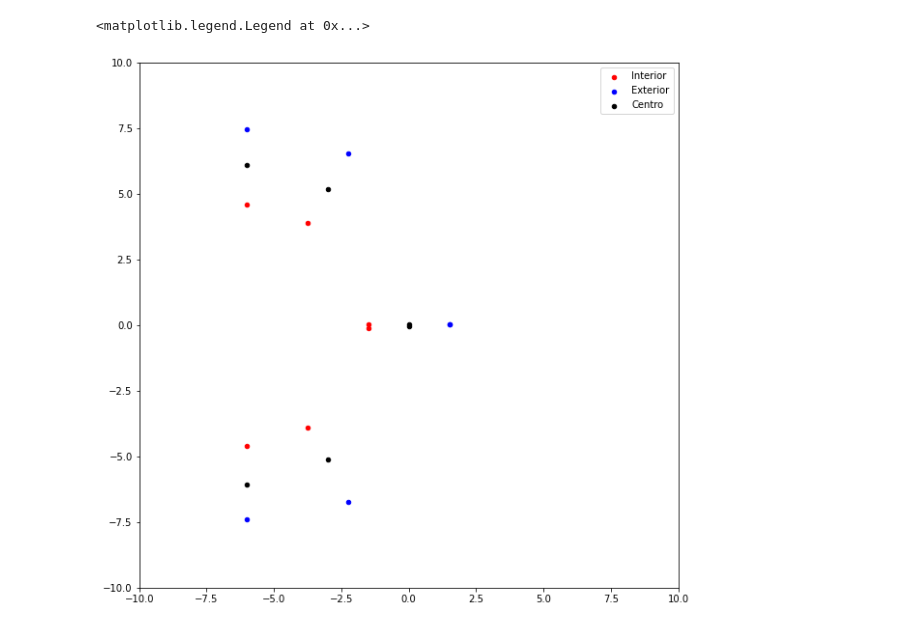
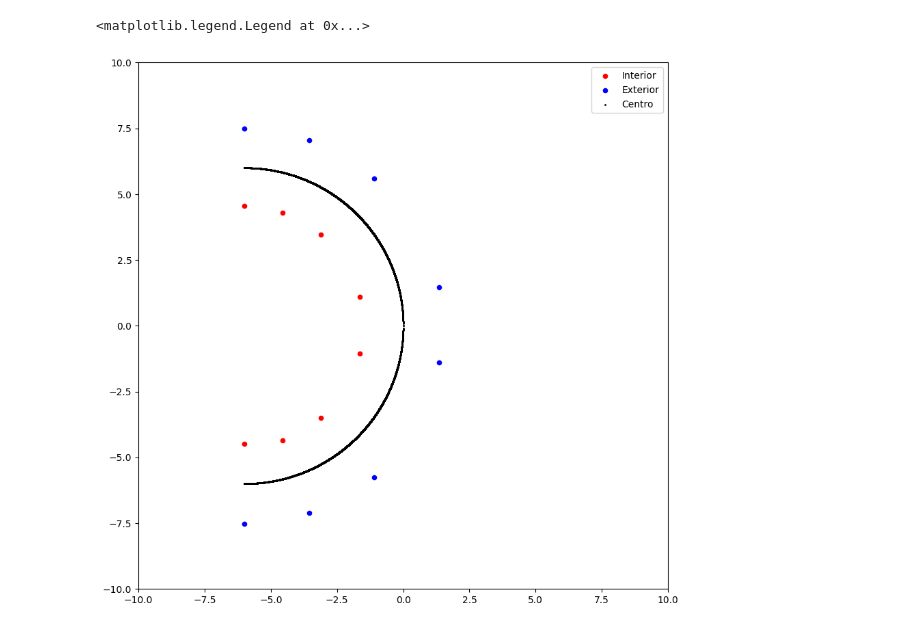
Before and after one commit to FSBDriverless/FS-AI, a Jupyter notebook: Planificación/Test Case Planificación.ipynb, the cells around one changed output. Drawn from its saved outputs; the diff is of its cells as text; code cells hidden in the pictures.

Commit message:
Test Case para la planificación del centro del carril, se testean una curba abierta, una cerrada y una recta, todas con ruido en los conos

```diff
--- a/Planificación/Test Case Planificación.ipynb
+++ b/Planificación/Test Case Planificación.ipynb
@@ -20,23 +236,24 @@ def circleConstM (x):
 # %%
 # Generate dummy dataset
 num = 8
-x_dummy_I = np.linspace(start=-26.5, stop=-1.5, num=num)
+x_dummy_I = np.linspace(start=-26.5, stop=-1.65, num=num)
 x_dummy_I = np.concatenate((x_dummy_I, x_dummy_I[::-1]))
 
 num = 8
-x_dummy_E = np.linspace(start=-26.5, stop=1.5, num=num)
+x_dummy_E = np.linspace(start=-26.5, stop=1.35, num=num)
 x_dummy_E = np.concatenate((x_dummy_E, x_dummy_E[::-1]))
 
-num = 8
+num = 10000
 x_dummy_M = np.linspace(start=-26.5, stop=0, num=num)
 x_dummy_M = np.concatenate((x_dummy_M, x_dummy_M[::-1]))
 
+num=8
 # Calculate y-values based on dummy x-values
 y_dummy_I = np.zeros([num*2])
 for i in range(0,num):
     y_dummy_I[i], y_dummy_I[num*2-1-i] = circleConstI(x_dummy_I[i])
 # Add noise from a Gaussian distribution
-noise = 0.1*np.random.normal(size=y_dummy_I.size)
+noise = 0.05*np.random.normal(size=y_dummy_I.size)
 y_dummy_I = y_dummy_I + noise
 
 
@@ -45,17 +262,17 @@ y_dummy_E= np.zeros([num*2])
 for i in range(0,num):
     y_dummy_E[i], y_dummy_E[num*2-1-i] = circleConstE(x_dummy_E[i])
 # Add noise from a Gaussian distribution
-noise = 0.1*np.random.normal(size=y_dummy_E.size)
+noise = 0.05*np.random.normal(size=y_dummy_E.size)
 y_dummy_E = y_dummy_E + noise
 
-
+num=10000
 # Calculate y-values based on dummy x-values
 y_dummy_M= np.zeros([num*2])
 for i in range(0,num):
     y_dummy_M[i], y_dummy_M[num*2-1-i] = circleConstM(x_dummy_M[i])
 # Add noise from a Gaussian distribution
-noise = 0.1*np.random.normal(size=y_dummy_M.size)
-y_dummy_M = y_dummy_M + noise
+#noise = 0.1*np.random.normal(size=y_dummy_M.size)
+#y_dummy_M = y_dummy_M + noise
 
 
 # Plot the noisy exponential data
@@ -65,7 +282,7 @@ ax.set_xlim([-30,30])
 ax.set_ylim([-30,30])
 plt.scatter(x_dummy_I, y_dummy_I, s=20, label='Interior', color='red')
 plt.scatter(x_dummy_E, y_dummy_E, s=20, label='Exterior', color='blue')
-plt.scatter(x_dummy_M, y_dummy_M, s=20, label='Centro', color='black')
+plt.plot(x_dummy_M, y_dummy_M, label='Centro', color='black')
 plt.legend()
 # %% [output]
 <matplotlib.legend.Legend at 0x...>
@@ -81,54 +346,56 @@ def circleHorM (x):
     return math.sqrt(36-(x+6)**2), -math.sqrt(36-(x+6)**2)
 # %%
 # Generate dummy dataset
-num = 3
-x_dummy_I = np.linspace(start=-6, stop=-1.5, num=num)
+num = 4
+x_dummy_I = np.linspace(start=-6, stop=-1.65, num=num)
 x_dummy_I = np.concatenate((x_dummy_I, x_dummy_I[::-1]))
 
-num = 3
-x_dummy_E = np.linspace(start=-6, stop=1.5, num=num)
+num = 4
+x_dummy_E = np.linspace(start=-6, stop=1.35, num=num)
 x_dummy_E = np.concatenate((x_dummy_E, x_dummy_E[::-1]))
 
-num = 3
+num = 10000
 x_dummy_M = np.linspace(start=-6, stop=0, num=num)
 x_dummy_M = np.concatenate((x_dummy_M, x_dummy_M[::-1]))
 
+num=4
 # Calculate y-values based on dummy x-values
 y_dummy_I = np.zeros([num*2])
 for i in range(0,num):
     y_dummy_I[i], y_dummy_I[num*2-1-i] = circleHorI(x_dummy_I[i])
 # Add noise from a Gaussian distribution
-noise = 0.1*np.random.normal(size=y_dummy_I.size)
+noise = 0.05*np.random.normal(size=y_dummy_I.size)
 y_dummy_I = y_dummy_I + noise
 
 
 # Calculate y-values based on dummy x-values
 y_dummy_E= np.zeros([num*2])
 for i in range(0,num):
     y_dummy_E[i], y_dummy_E[num*2-1-i] = circleHorE(x_dummy_E[i])
 # Add noise from a Gaussian distribution
-noise = 0.1*np.random.normal(size=y_dummy_E.size)
+noise = 0.05*np.random.normal(size=y_dummy_E.size)
 y_dummy_E = y_dummy_E + noise
 
-
+num=10000
 # Calculate y-values based on dummy x-values
 y_dummy_M= np.zeros([num*2])
 for i in range(0,num):
     y_dummy_M[i], y_dummy_M[num*2-1-i] = circleHorM(x_dummy_M[i])
 # Add noise from a Gaussian distribution
-noise = 0.1*np.random.normal(size=y_dummy_M.size)
-y_dummy_M = y_dummy_M + noise
+#noise = 0.1*np.random.normal(size=y_dummy_M.size)
+#y_dummy_M = y_dummy_M + noise
 
 
 # Plot the noisy exponential data
 figure = plt.figure(figsize=(10, 10))
 ax = figure.add_subplot(111)
 ax.set_xlim([-10,10])
 ax.set_ylim([-10,10])
 plt.scatter(x_dummy_I, y_dummy_I, s=20, label='Interior', color='red')
 plt.scatter(x_dummy_E, y_dummy_E, s=20, label='Exterior', color='blue')
-plt.scatter(x_dummy_M, y_dummy_M, s=20, label='Centro', color='black')
+plt.scatter(x_dummy_M, y_dummy_M, s=1, label='Centro', color='black')
+
 plt.legend()
 # %% [output]
 <matplotlib.legend.Legend at 0x...>
-[figure, old version]
+[figure, new version]
```
Also changed, not shown: parts of 12 cells of this notebook.
